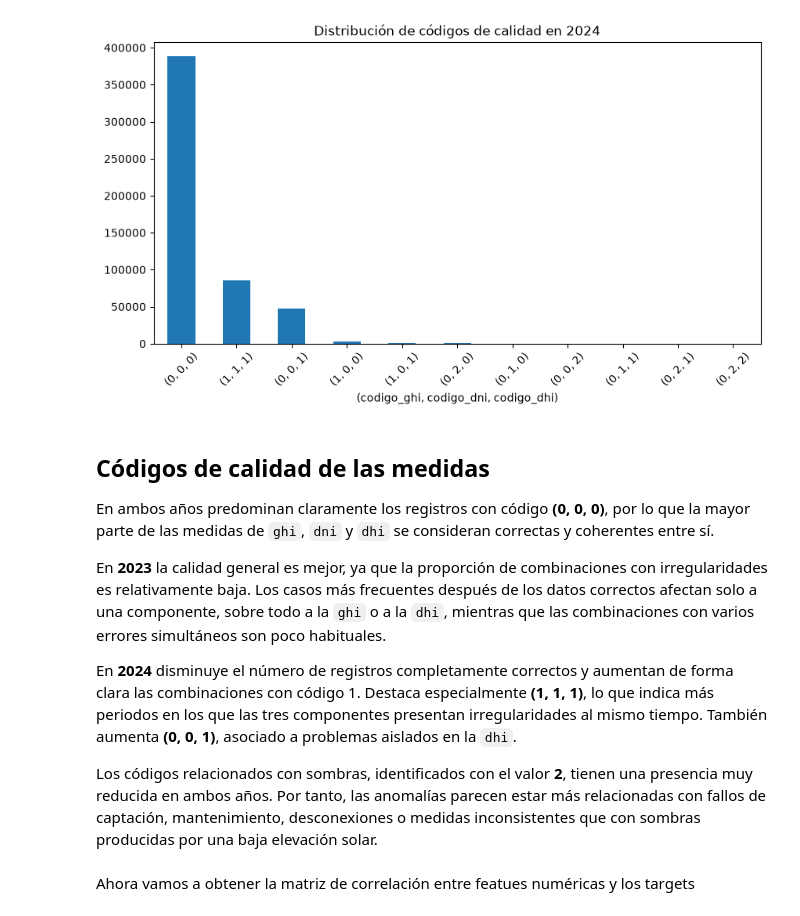
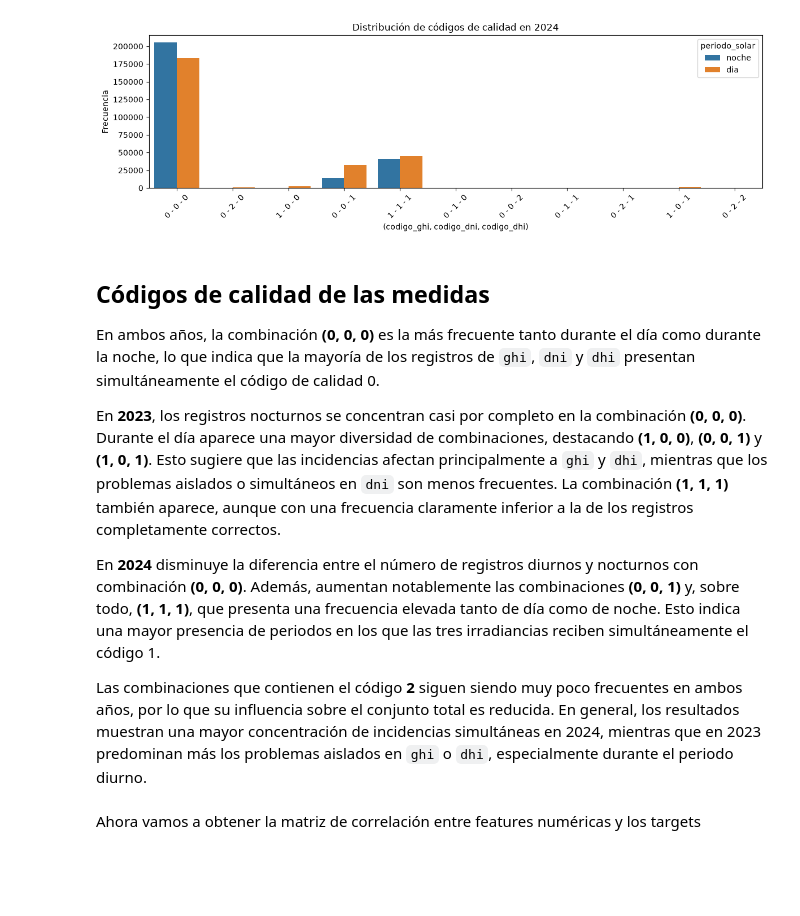
Before and after one commit to zacariasct4/TFM_IEBS, a Jupyter notebook: notebooks/03_initial_eda.ipynb, the cells around one changed output. Saved outputs shown, nothing was run; the diff lists cells and outputs as text; code cells hidden in the pictures; blank space fills up the shorter version.

```diff
--- a/notebooks/03_initial_eda.ipynb
+++ b/notebooks/03_initial_eda.ipynb
@@ -50,0 +99,8 @@ df[numeric_columns].describe().T
+# %%
+import numpy as np
+
+df['periodo_solar'] = np.where(
+    df['elevacion_solar'] > 0,
+    'dia',
+    'noche'
+)
@@ -101,20 +237,30 @@ plt.show()
 # %%
-df_2024[targets].value_counts().plot(kind='bar', figsize=(10, 5), title='Distribución de códigos de calidad en 2024')
+plt.figure(figsize=(12, 4))
+
+sns.countplot(
+    data=df_2024,
+    x=df_2024[targets].astype(str).agg(' - '.join, axis=1),
+    hue='periodo_solar'
+)
+
+plt.title('Distribución de códigos de calidad en 2024')
 plt.xlabel('(codigo_ghi, codigo_dni, codigo_dhi)')
+plt.ylabel('Frecuencia')
 plt.xticks(rotation=45)
+plt.tight_layout()
 plt.show()
 # %% [output]
-[figure, old version]
+[figure, new version]
 # %% [markdown]
 ## Códigos de calidad de las medidas
 
-En ambos años predominan claramente los registros con código **(0, 0, 0)**, por lo que la mayor parte de las medidas de `ghi`, `dni` y `dhi` se consideran correctas y coherentes entre sí.
+En ambos años, la combinación **(0, 0, 0)** es la más frecuente tanto durante el día como durante la noche, lo que indica que la mayoría de los registros de `ghi`, `dni` y `dhi` presentan simultáneamente el código de calidad 0.
 
-En **2023** la calidad general es mejor, ya que la proporción de combinaciones con irregularidades es relativamente baja. Los casos más frecuentes después de los datos correctos afectan solo a una componente, sobre todo a la `ghi` o a la `dhi`, mientras que las combinaciones con varios errores simultáneos son poco habituales.
+En **2023**, los registros nocturnos se concentran casi por completo en la combinación **(0, 0, 0)**. Durante el día aparece una mayor diversidad de combinaciones, destacando **(1, 0, 0)**, **(0, 0, 1)** y **(1, 0, 1)**. Esto sugiere que las incidencias afectan principalmente a `ghi` y `dhi`, mientras que los problemas aislados o simultáneos en `dni` son menos frecuentes. La combinación **(1, 1, 1)** también aparece, aunque con una frecuencia claramente inferior a la de los registros completamente correctos.
 
-En **2024** disminuye el número de registros completamente correctos y aumentan de forma clara las combinaciones con código 1. Destaca especialmente **(1, 1, 1)**, lo que indica más periodos en los que las tres componentes presentan irregularidades al mismo tiempo. También aumenta **(0, 0, 1)**, asociado a problemas aislados en la `dhi`.
+En **2024** disminuye la diferencia entre el número de registros diurnos y nocturnos con combinación **(0, 0, 0)**. Además, aumentan notablemente las combinaciones **(0, 0, 1)** y, sobre todo, **(1, 1, 1)**, que presenta una frecuencia elevada tanto de día como de noche. Esto indica una mayor presencia de periodos en los que las tres irradiancias reciben simultáneamente el código 1.
 
-Los códigos relacionados con sombras, identificados con el valor **2**, tienen una presencia muy reducida en ambos años. Por tanto, las anomalías parecen estar más relacionadas con fallos de captación, mantenimiento, desconexiones o medidas inconsistentes que con sombras producidas por una baja elevación solar.
+Las combinaciones que contienen el código **2** siguen siendo muy poco frecuentes en ambos años, por lo que su influencia sobre el conjunto total es reducida. En general, los resultados muestran una mayor concentración de incidencias simultáneas en 2024, mientras que en 2023 predominan más los problemas aislados en `ghi` o `dhi`, especialmente durante el periodo diurno.
 # %% [markdown]
-Ahora vamos a obtener la matriz de correlación entre featues numéricas y los targets
+Ahora vamos a obtener la matriz de correlación entre features numéricas y los targets
 # %%
```
Also changed, not shown: parts of 82 cells of this notebook, 1 other file.
